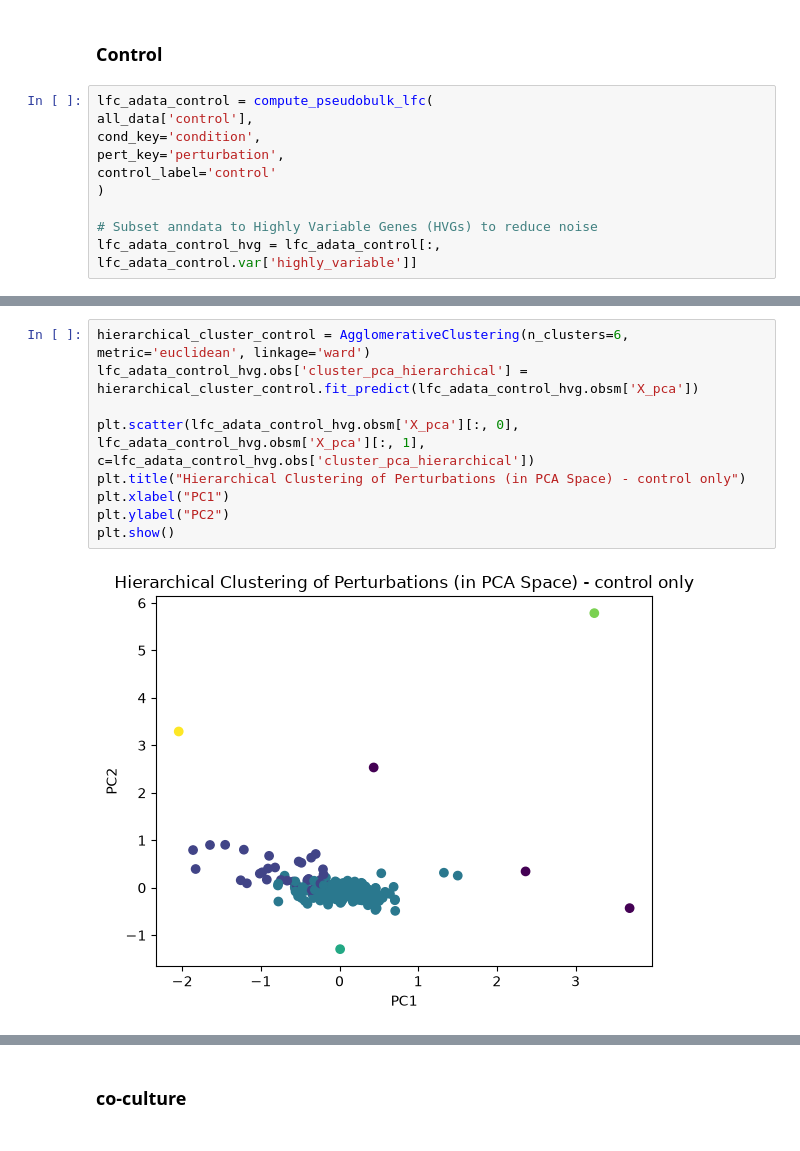
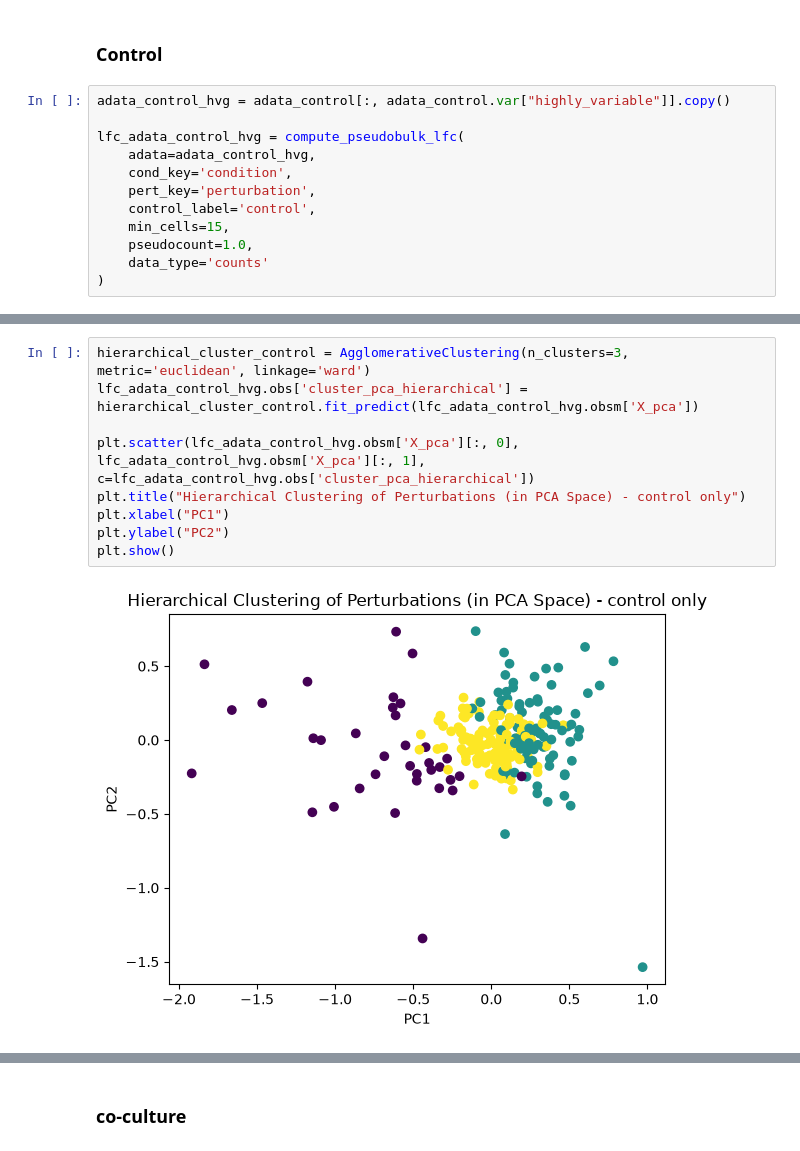
Before and after one commit to tf-kuehn/ml_omics, a Jupyter notebook: scripts/Task_2_TK.ipynb, the cells around one changed output, grey strips where cells are left out. Cells and saved outputs as stored; diff of their text form.

```diff
--- a/scripts/Task_2_TK.ipynb
+++ b/scripts/Task_2_TK.ipynb
@@ -214,15 +320,17 @@ for cluster_id in lfc_adata_hvg.obs['cluster_pca_hierarchical'].unique():
 # %% [markdown]
 ### Control
 # %%
-lfc_adata_control = compute_pseudobulk_lfc(
-all_data['control'],
-cond_key='condition',
-pert_key='perturbation',
-control_label='control'
+adata_control_hvg = adata_control[:, adata_control.var["highly_variable"]].copy()
+
+lfc_adata_control_hvg = compute_pseudobulk_lfc(
+    adata=adata_control_hvg,
+    cond_key='condition',
+    pert_key='perturbation',
+    control_label='control',
+    min_cells=15,
+    pseudocount=1.0,
+    data_type='counts'
 )
-
-# Subset anndata to Highly Variable Genes (HVGs) to reduce noise
-lfc_adata_control_hvg = lfc_adata_control[:, lfc_adata_control.var['highly_variable']]
 # %%
 # Find optimal number of PCs to use for clustering using the elbow method
 sc.pp.pca(lfc_adata_control_hvg, n_comps=30)
@@ -249,14 +357,14 @@ plt.show()
 # %%
-hierarchical_cluster_control = AgglomerativeClustering(n_clusters=6, metric='euclidean', linkage='ward')
+hierarchical_cluster_control = AgglomerativeClustering(n_clusters=3, metric='euclidean', linkage='ward')
 lfc_adata_control_hvg.obs['cluster_pca_hierarchical'] = hierarchical_cluster_control.fit_predict(lfc_adata_control_hvg.obsm['X_pca'])
 
 plt.scatter(lfc_adata_control_hvg.obsm['X_pca'][:, 0], lfc_adata_control_hvg.obsm['X_pca'][:, 1], c=lfc_adata_control_hvg.obs['cluster_pca_hierarchical'])
 plt.title("Hierarchical Clustering of Perturbations (in PCA Space) - control only")
 plt.xlabel("PC1")
 plt.ylabel("PC2")
 plt.show()
 # %% [output]
-[figure, old version]
+[figure, new version]
 # %%
 sns.clustermap(
     lfc_adata_control_hvg.obsm['X_pca'],
```
Also changed, not shown: parts of 37 cells of this notebook, 11 other files.
